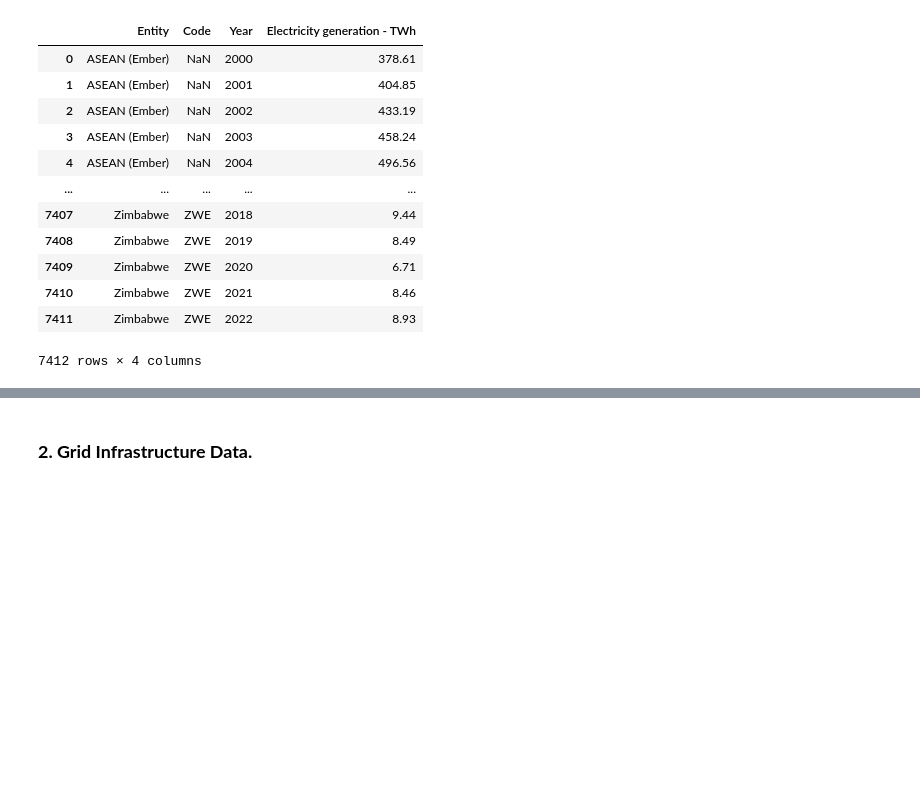
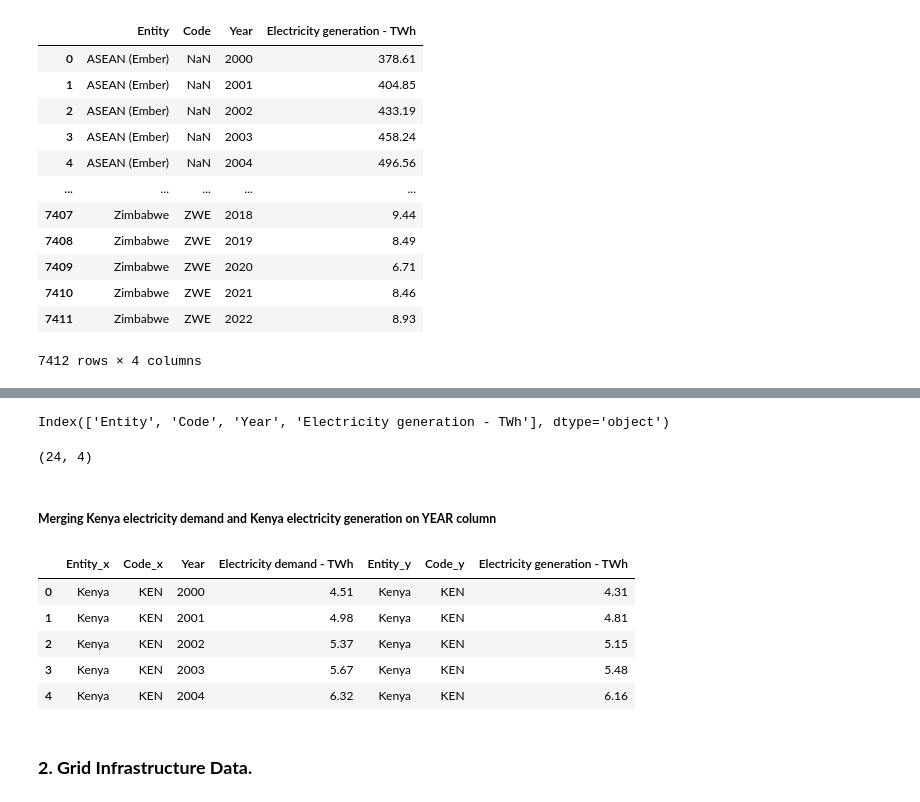
Before and after one commit to DavidGathimbaM/Energy-Access-and-Electrification-planning, a Jupyter notebook: group_workbook/Peter.ipynb, the cells around one changed output, grey strips where cells are left out. Drawn from its saved outputs; the diff is of its cells as text; code cells hidden in the pictures; blank space fills up the shorter version.

```diff
--- a/group_workbook/Peter.ipynb
+++ b/group_workbook/Peter.ipynb
@@ -27,5 +27,8 @@ import io
 # %%
-electricity_demand = pd.read_csv(r"C:\Users\User\Documents\Energy-Access-and-Electrification-planning\data\electricity_generation_data\electricity-demand.csv")
+#loading the dataset
+electricity_demand = pd.read_csv("..\data\electricity_generation_data\electricity-demand.csv")
+
+#displaying some rows
 electricity_demand
 # %% [output]
 |  | Entity | Code | Year | Electricity demand - TWh |
@@ -53,0 +47,6 @@ ke_demand.head()
+# %%
+#Filtering to get Kenya alone
+ke_electricity_demand = electricity_demand.query("Code=='KEN'")
+
+#diplaying first few rows
+ke_electricity_demand.head()
@@ -78,3 +165,23 @@ electricity_generation
+# %%
+ke_electricity_generation.columns
+# %% [output]
+Index(['Entity', 'Code', 'Year', 'Electricity generation - TWh'], dtype='object')
+# %%
+ke_electricity_generation.shape
+# %% [output]
+(24, 4)
+# %% [markdown]
+##### **Merging Kenya electricity demand and Kenya electricity generation on YEAR column**
+# %%
+merged_df = pd.merge(ke_electricity_demand, ke_electricity_generation, on='Year', how='inner')
+merged_df.head()
+# %% [output]
+|  | Entity_x | Code_x | Year | Electricity demand - TWh | Entity_y | Code_y | Electricity generation - TWh |
+| 0 | Kenya | KEN | 2000 | 4.51 | Kenya | KEN | 4.31 |
+| 1 | Kenya | KEN | 2001 | 4.98 | Kenya | KEN | 4.81 |
+| 2 | Kenya | KEN | 2002 | 5.37 | Kenya | KEN | 5.15 |
+| 3 | Kenya | KEN | 2003 | 5.67 | Kenya | KEN | 5.48 |
+| 4 | Kenya | KEN | 2004 | 6.32 | Kenya | KEN | 6.16 |
 # %% [markdown]
 ### **2. Grid Infrastructure Data.**
 # %% [markdown]
```
Also changed, not shown: parts of 20 cells of this notebook.
